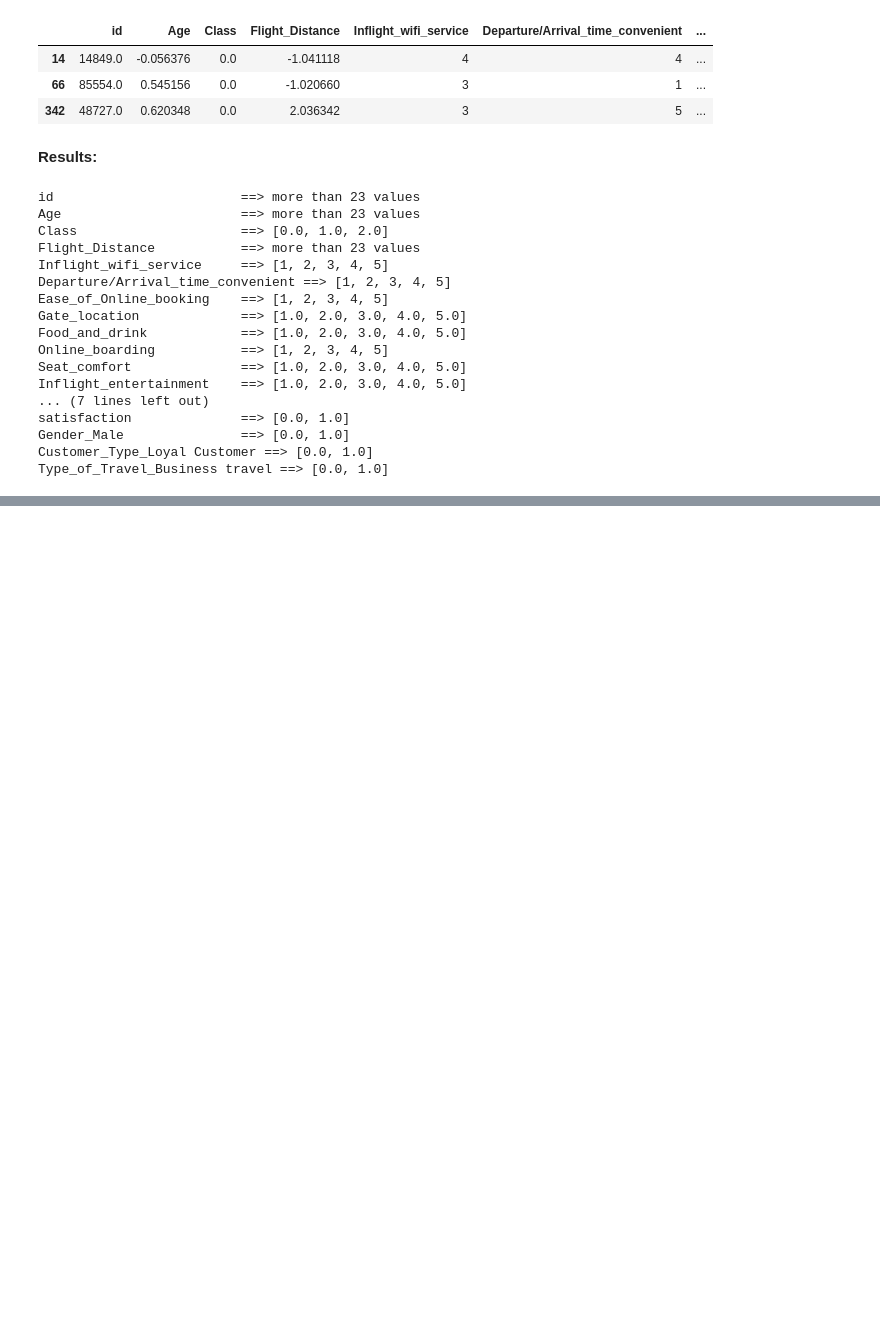
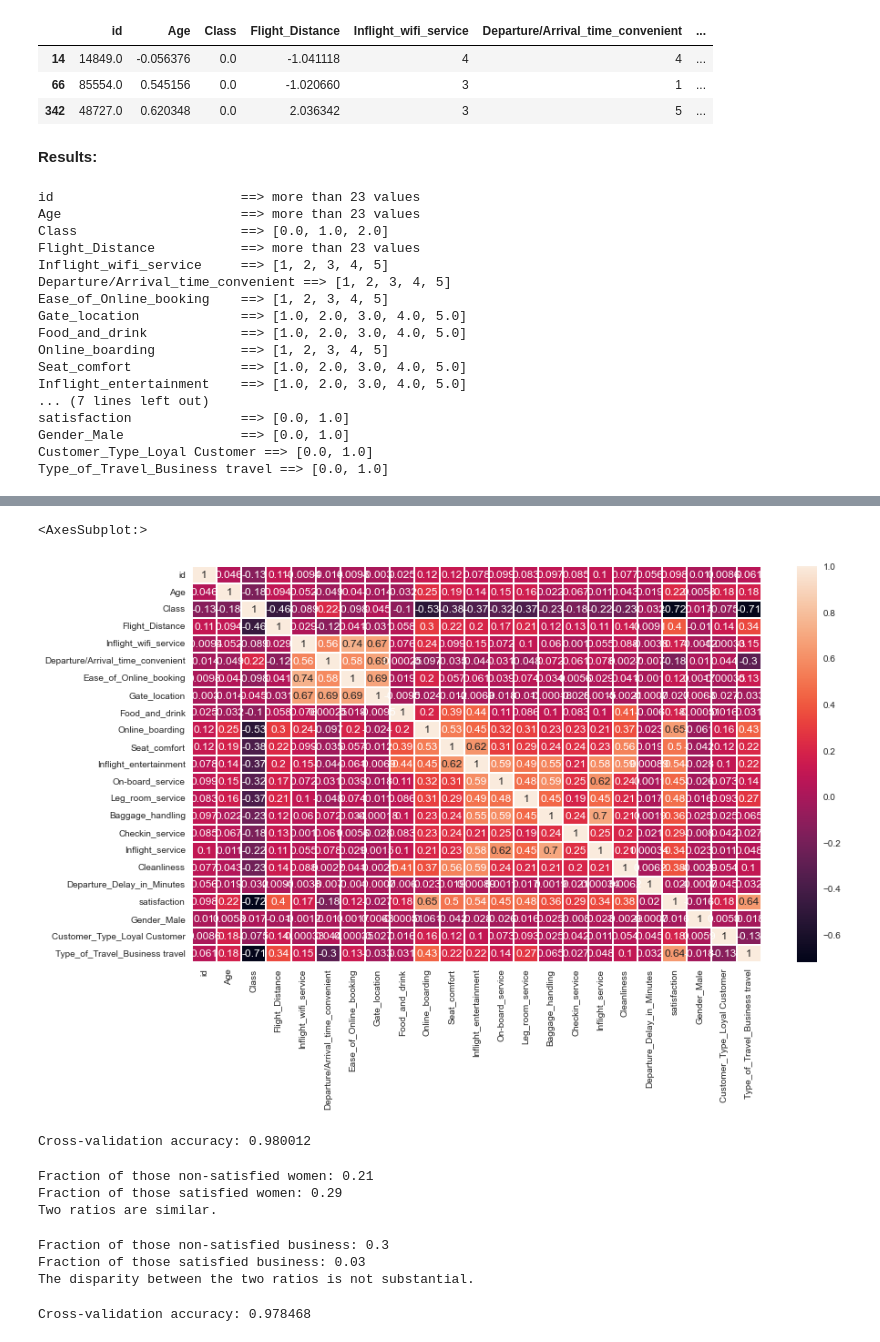
Before and after one commit to McGill-MMA-EnterpriseAnalytics/Airline-Passenger-Satisfaction-Prediction-Part2, a Jupyter notebook: Code/Airline_Data_modeling_Part2.ipynb, the cells around one changed output, grey strips where cells are left out. Saved outputs shown, nothing was run; the diff lists cells and outputs as text; code cells hidden in the pictures; blank space fills up the shorter version.

```diff
--- a/Code/Airline_Data_modeling_Part2.ipynb
+++ b/Code/Airline_Data_modeling_Part2.ipynb
@@ -298,0 +298,62 @@ Name: satisfaction, dtype: int64
+# %%
+# Variable correlation plot
+plt.figure(figsize=(14,8))
+sns.heatmap(data_knn.corr(),annot = True, linewidths=.05)
+# %% [output]
+<AxesSubplot:>
+[figure, added]
+# %%
+from sklearn.pipeline import make_pipeline
+from sklearn.ensemble import RandomForestClassifier
+from sklearn.model_selection import cross_val_score
+
+# Since preprocessing is involved, a pipeline is recommended for best practices
+my_pipeline = make_pipeline(RandomForestClassifier(n_estimators=100))
+cv_scores = cross_val_score(my_pipeline, X_train, y_train,
+                            cv=5,
+                            scoring='accuracy')
+
+print("Cross-validation accuracy: %f" % cv_scores.mean())
+# %% [output]
+Cross-validation accuracy: 0.980012
+# %%
+nonsatisfied_women = data_knn[(data_knn["satisfaction"] == 0) & (data_knn["Gender_Male"] == 0)]
+fraction_nonsatisfied_women = round(nonsatisfied_women.shape[0] / data_knn.shape[0], 2)
+
+satisfied_women = data_knn[(data_knn["satisfaction"] == 1) & (data_knn["Gender_Male"] == 0)]
+fraction_satisfied_women = round(satisfied_women.shape[0] / data_knn.shape[0], 2)
+
+print("Fraction of those non-satisfied women:", fraction_nonsatisfied_women)
+print("Fraction of those satisfied women:", fraction_satisfied_women)
+print("Two ratios are similar.")
+# %% [output]
+Fraction of those non-satisfied women: 0.21
+Fraction of those satisfied women: 0.29
+Two ratios are similar.
+# %%
+nonsatisfied_business = data_knn[(data_knn["satisfaction"] == 0) & (data_knn["Class"] == 2)]
+fraction_nonsatisfied_business = round(nonsatisfied_business.shape[0] / data_knn.shape[0], 2)
+
+satisfied_business = data_knn[(data_knn["satisfaction"] == 1) & (data_knn["Class"] == 2)]
+fraction_satisfied_business = round(satisfied_business.shape[0] / data_knn.shape[0], 2)
+
+print("Fraction of those non-satisfied business:", fraction_nonsatisfied_business)
+print("Fraction of those satisfied business:", fraction_satisfied_business)
+print("The disparity between the two ratios is not substantial.")
+# %% [output]
+Fraction of those non-satisfied business: 0.3
+Fraction of those satisfied business: 0.03
+The disparity between the two ratios is not substantial.
+# %%
+X_train2 = X_train.copy()
+X_train2.drop(["Class"], axis=1, inplace=True)
+
+# Since preprocessing is involved, a pipeline is recommended for best practices
+my_pipeline = make_pipeline(RandomForestClassifier(n_estimators=100))
+cv_scores = cross_val_score(my_pipeline, X_train2, y_train,
+                            cv=5,
+                            scoring='accuracy')
+
+print("Cross-validation accuracy: %f" % cv_scores.mean())
+# %% [output]
+Cross-validation accuracy: 0.978468
```
Also changed, not shown: parts of 38 cells of this notebook.
